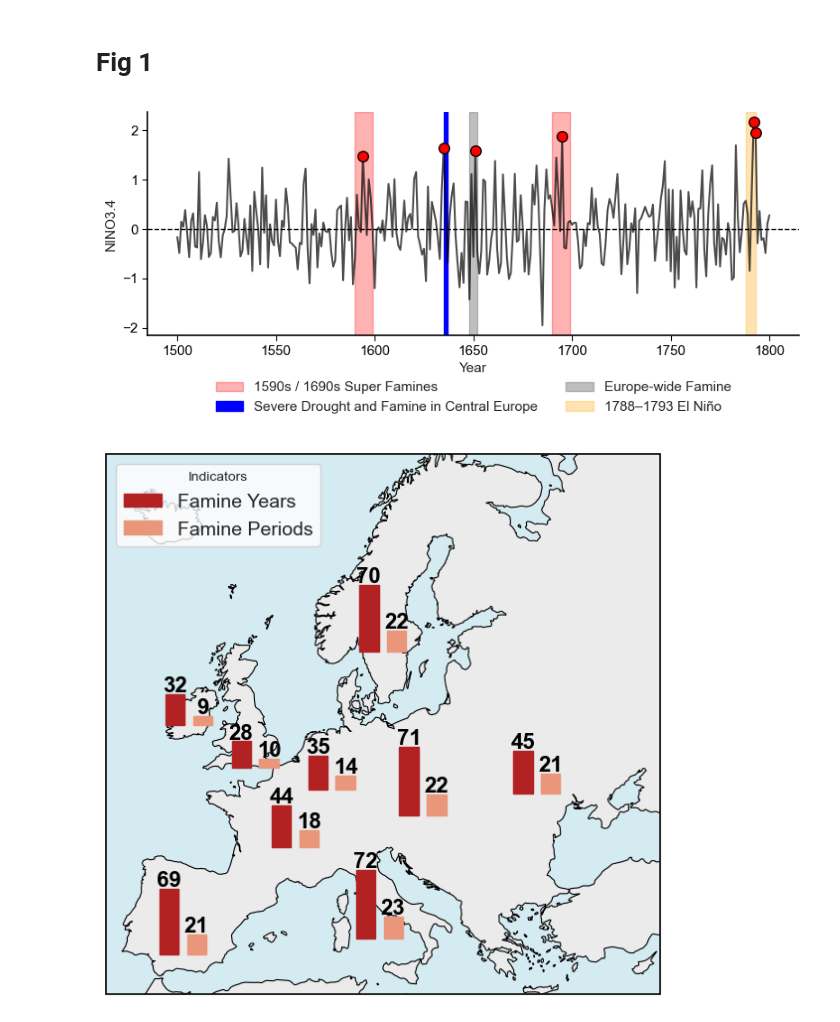
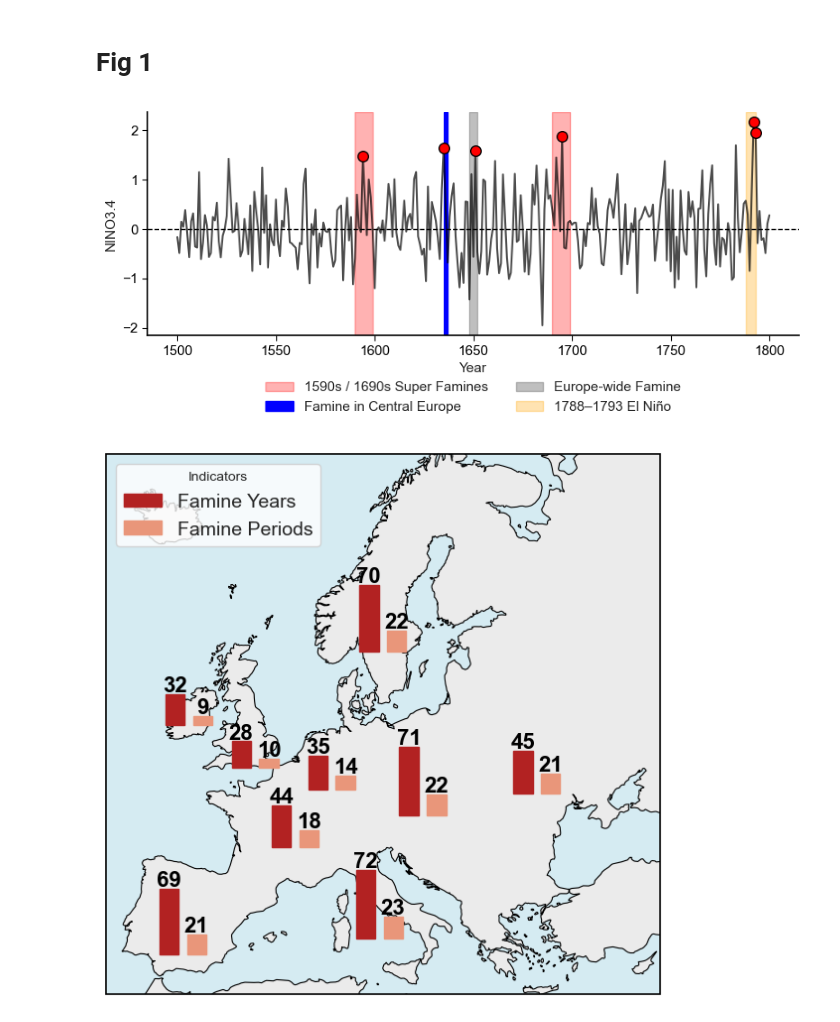
Before and after one commit to emileDesmaili/enso-famine-paper, a Jupyter notebook: analysis notebooks/Fig1.ipynb, the cells around one changed output. Drawn from its saved outputs; the diff is of its cells as text; code cells hidden in the pictures.

```diff
--- a/analysis notebooks/desc_figs.ipynb
+++ b/analysis notebooks/Fig1.ipynb
@@ -23,7 +23,7 @@ import matplotlib.pyplot as plt
 import seaborn as sns
 import numpy as np
 # %%
-data = pd.read_csv('processed data/famine_region_data.csv')
+data = pd.read_csv('../processed data/famine_region_data.csv')
 # %% [markdown]
 # Fig 1
 # %%
@@ -59,7 +59,7 @@ for start in [1590, 1690]:
                 label='' if start != 1590 else '1590s / 1690s Super Famines')
 
 # Specific famines
-plt.axvspan(1635, 1637, color='blue', alpha=1, label='Severe Drought and Famine in Central Europe')
+plt.axvspan(1635, 1637, color='blue', alpha=1, label='Famine in Central Europe')
 plt.axvspan(1648, 1652, color='gray', alpha=0.5, label='Europe-wide Famine')
 plt.axvspan(1788, 1793, color='orange', alpha=0.3, label='1788–1793 El Niño')
 
@@ -69,35 +69,35 @@ top7 = top7.drop(top7.index[3])
 plt.scatter(top7['Year'], top7['nino34'], color='red', edgecolor='black', s=70, zorder=5)
 
 # Axis labels
 plt.xlabel('Year', fontsize=11)
 plt.ylabel('NINO3.4', fontsize=11)
 
 # Horizontal line at 0
 plt.axhline(y=0.0, color='black', linestyle='--', linewidth=1)
 
 # Legend below the plot
 plt.legend(
     loc='upper center',
     bbox_to_anchor=(0.5, -0.15),
     ncol=2,
     frameon=False,
     prop={"size": 11, "weight": "normal"}
 )
 
 # Only left and bottom spines visible
 ax = plt.gca()
 ax.spines['top'].set_visible(False)
 ax.spines['right'].set_visible(False)
 
 # Force tick labels to normal weight (unbold)
 for tick in ax.get_xticklabels() + ax.get_yticklabels():
     tick.set_fontweight("normal")
 
 plt.tight_layout(rect=[0, 0.05, 1, 1])
-plt.savefig('figures/plots/nino34_timeseries_shaded.pdf', dpi=300, bbox_inches='tight')
+plt.savefig('../figures/plots/nino34_timeseries_shaded.pdf', dpi=300, bbox_inches='tight')
 plt.show()
 # %% [output]
-[figure, old version]
+[figure, new version]
 # %%
 # Replace this with your actual DataFrame
 region_stats = data.groupby('Region').agg(
```
Also changed, not shown: parts of 8 cells of this notebook, 6 other files.
